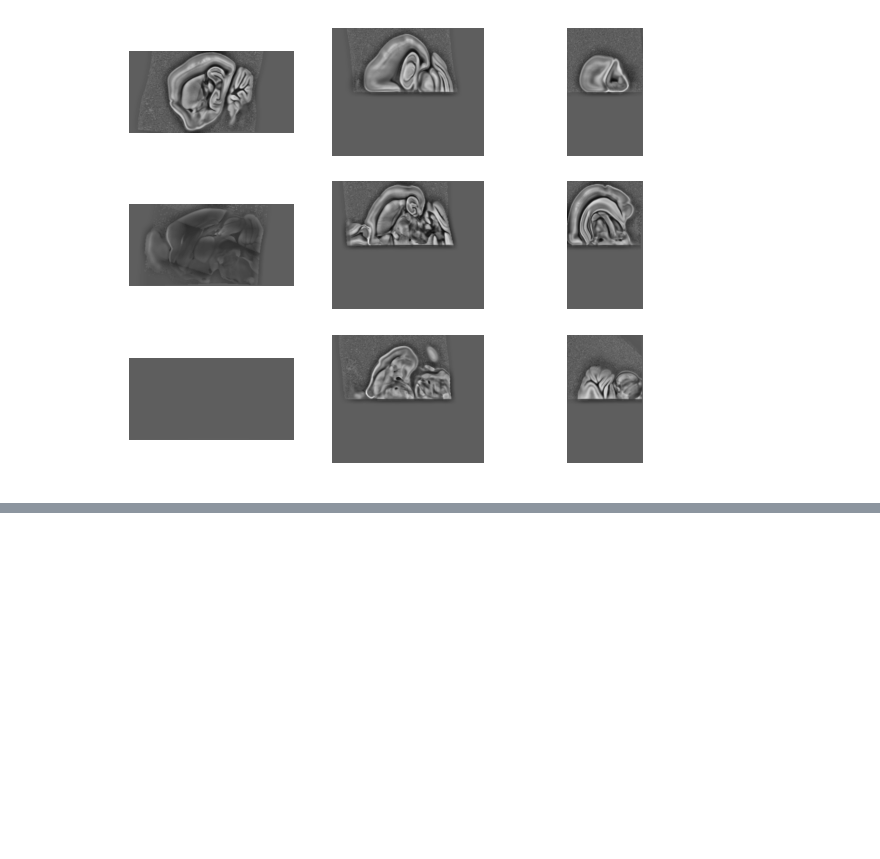
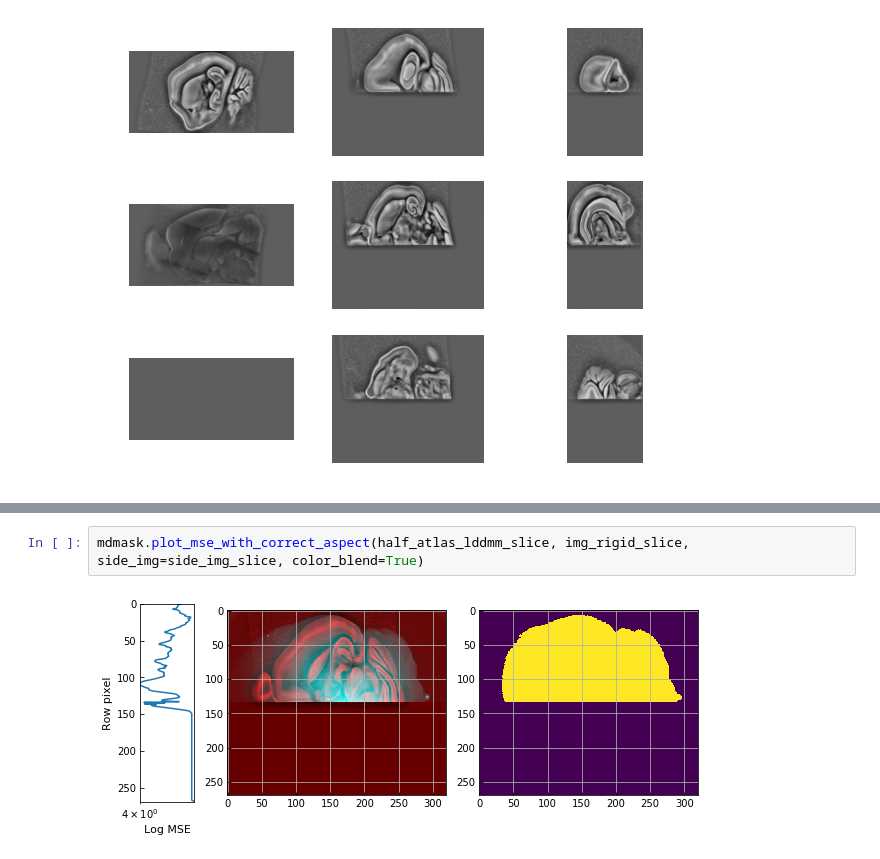
Before and after one commit to neurodata-cobalt/cobalt, a Jupyter notebook: src/jupyter/jyim6/missing_data_demo_half_hemi.ipynb, the cells around one changed output, grey strips where cells are left out. Saved outputs shown, nothing was run; the diff lists cells and outputs as text; blank space fills up the shorter version.

```diff
--- a/src/jupyter/jyim6/missing_data_demo_half_hemi.ipynb
+++ b/src/jupyter/jyim6/missing_data_demo_half_hemi.ipynb
@@ -196,0 +203,4 @@ ndreg.imgShow(half_atlas_lddmm)
+# %%
+mdmask.plot_mse_with_correct_aspect(half_atlas_lddmm_slice, img_rigid_slice, side_img=side_img_slice, color_blend=True)
+# %% [output]
+[figure, added]
```
Also changed, not shown: parts of 5 cells of this notebook, 4 other files.
